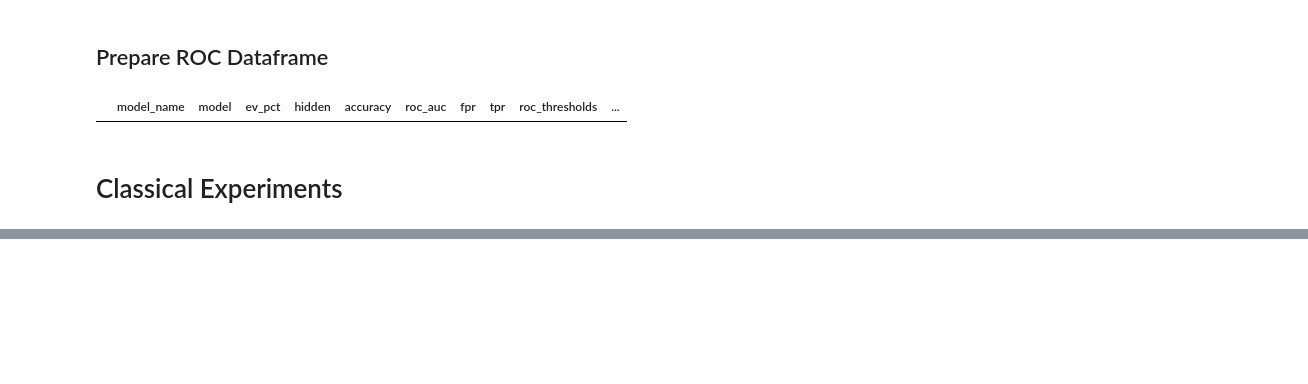
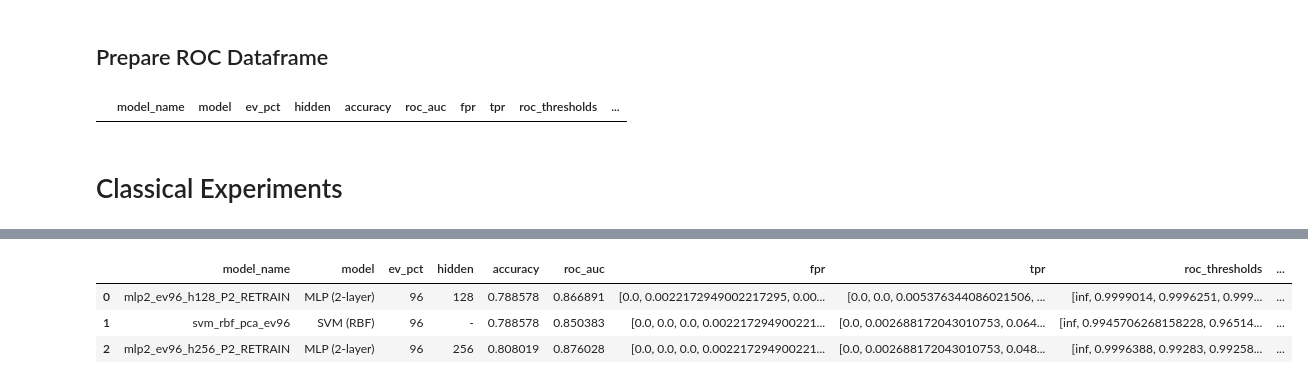
Before and after one commit to kanwarSINGH03/acoustic_signal_classification, a Jupyter notebook: evaluation/paper_evaluations/P2_experiments.ipynb, the cells around one changed output, grey strips where cells are left out. Cells and saved outputs as stored; diff of their text form; code cells hidden in the pictures; blank space fills up the shorter version.

```diff
--- a/evaluation/paper_evaluations/P2_experiments.ipynb
+++ b/evaluation/paper_evaluations/P2_experiments.ipynb
@@ -280,0 +870,7 @@ roc_df
+# %%
+display(roc_df)
+# %% [output]
+|  | model_name | model | ev_pct | hidden | accuracy | roc_auc | fpr | tpr | roc_thresholds | ... |
+| 0 | mlp2_ev96_h128_P2_RETRAIN | MLP (2-layer) | 96 | 128 | 0.788578 | 0.866891 | [0.0, 0.0022172949002217295, 0.00... | [0.0, 0.0, 0.005376344086021506, ... | [inf, 0.9999014, 0.9996251, 0.999... | ... |
+| 1 | svm_rbf_pca_ev96 | SVM (RBF) | 96 | - | 0.788578 | 0.850383 | [0.0, 0.0, 0.0, 0.002217294900221... | [0.0, 0.002688172043010753, 0.064... | [inf, 0.9945706268158228, 0.96514... | ... |
+| 2 | mlp2_ev96_h256_P2_RETRAIN | MLP (2-layer) | 96 | 256 | 0.808019 | 0.876028 | [0.0, 0.0, 0.0, 0.002217294900221... | [0.0, 0.002688172043010753, 0.048... | [inf, 0.9996388, 0.99283, 0.99258... | ... |
```
Also changed, not shown: parts of 12 cells of this notebook, 12 other files.
